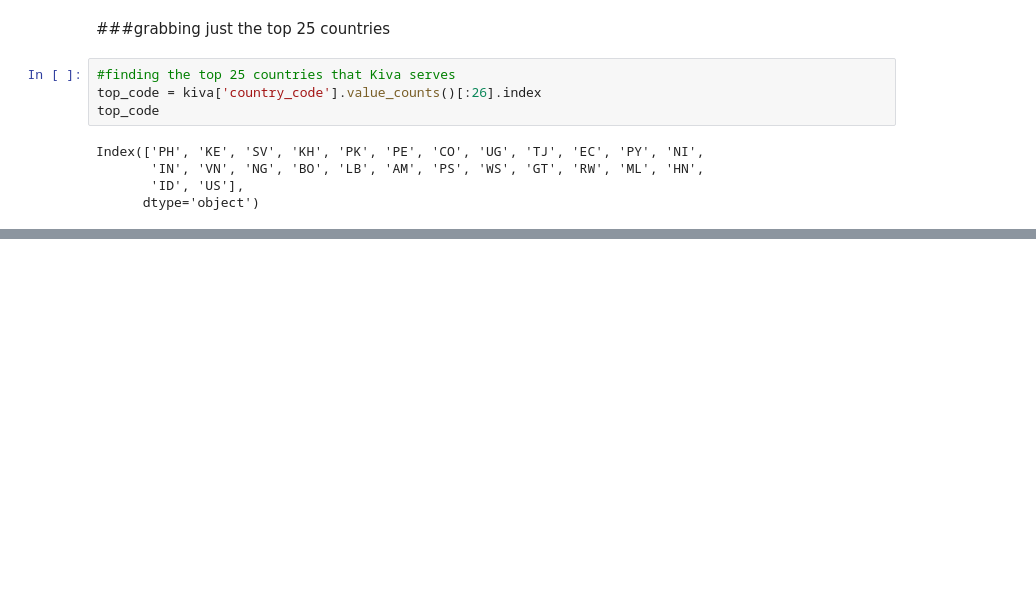
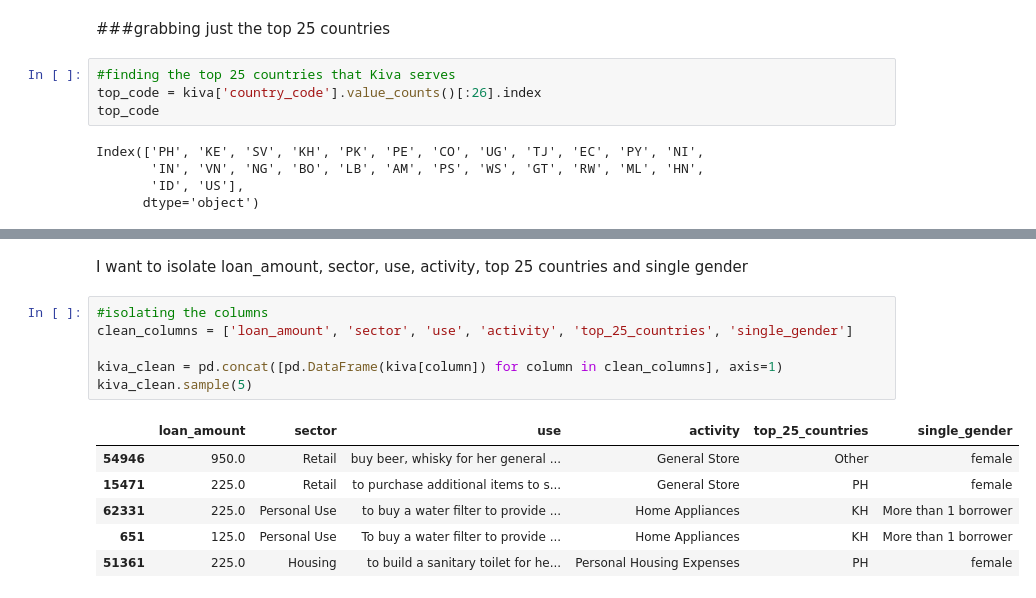
Before and after one commit to zacksnyder-lsds/Unit_1_build_week, a Jupyter notebook: Unit_1_build_week.ipynb, the cells around one changed output, grey strips where cells are left out. Saved outputs shown, nothing was run; the diff lists cells and outputs as text; blank space fills up the shorter version.

```diff
--- a/Unit_1_build_week.ipynb
+++ b/Unit_1_build_week.ipynb
@@ -118,0 +195,15 @@ kiva[['top_25_countries','country_code']].sample(10)
+# %% [markdown]
+I want to isolate loan_amount, sector, use, activity, top 25 countries and single gender
+# %%
+#isolating the columns
+clean_columns = ['loan_amount', 'sector', 'use', 'activity', 'top_25_countries', 'single_gender']
+
+kiva_clean = pd.concat([pd.DataFrame(kiva[column]) for column in clean_columns], axis=1)
+kiva_clean.sample(5)
+# %% [output]
+|  | loan_amount | sector | use | activity | top_25_countries | single_gender |
+| 54946 | 950.0 | Retail | buy beer, whisky for her general ... | General Store | Other | female |
+| 15471 | 225.0 | Retail | to purchase additional items to s... | General Store | PH | female |
+| 62331 | 225.0 | Personal Use | to buy a water filter to provide ... | Home Appliances | KH | More than 1 borrower |
+| 651 | 125.0 | Personal Use | To buy a water filter to provide ... | Home Appliances | KH | More than 1 borrower |
+| 51361 | 225.0 | Housing | to build a sanitary toilet for he... | Personal Housing Expenses | PH | female |
```
Also changed, not shown: parts of 14 cells of this notebook.
